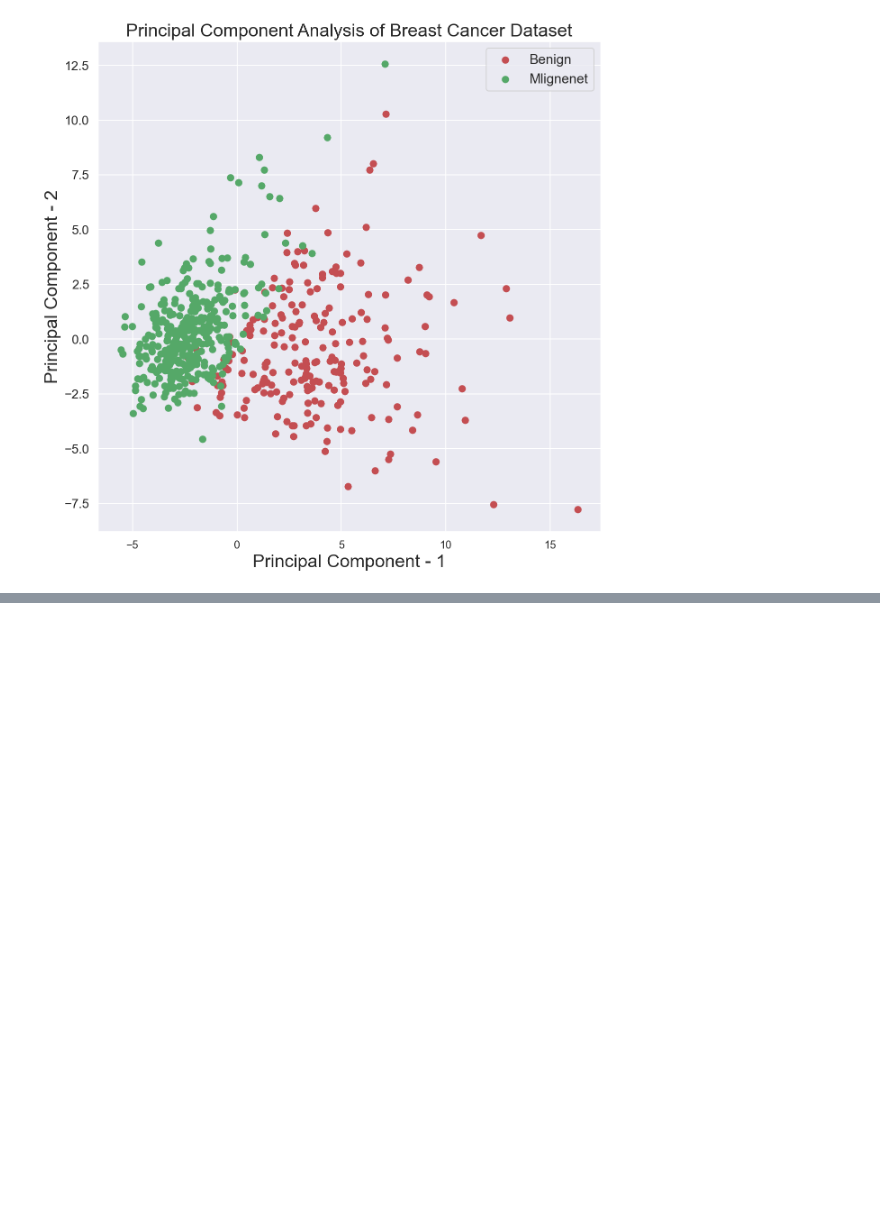
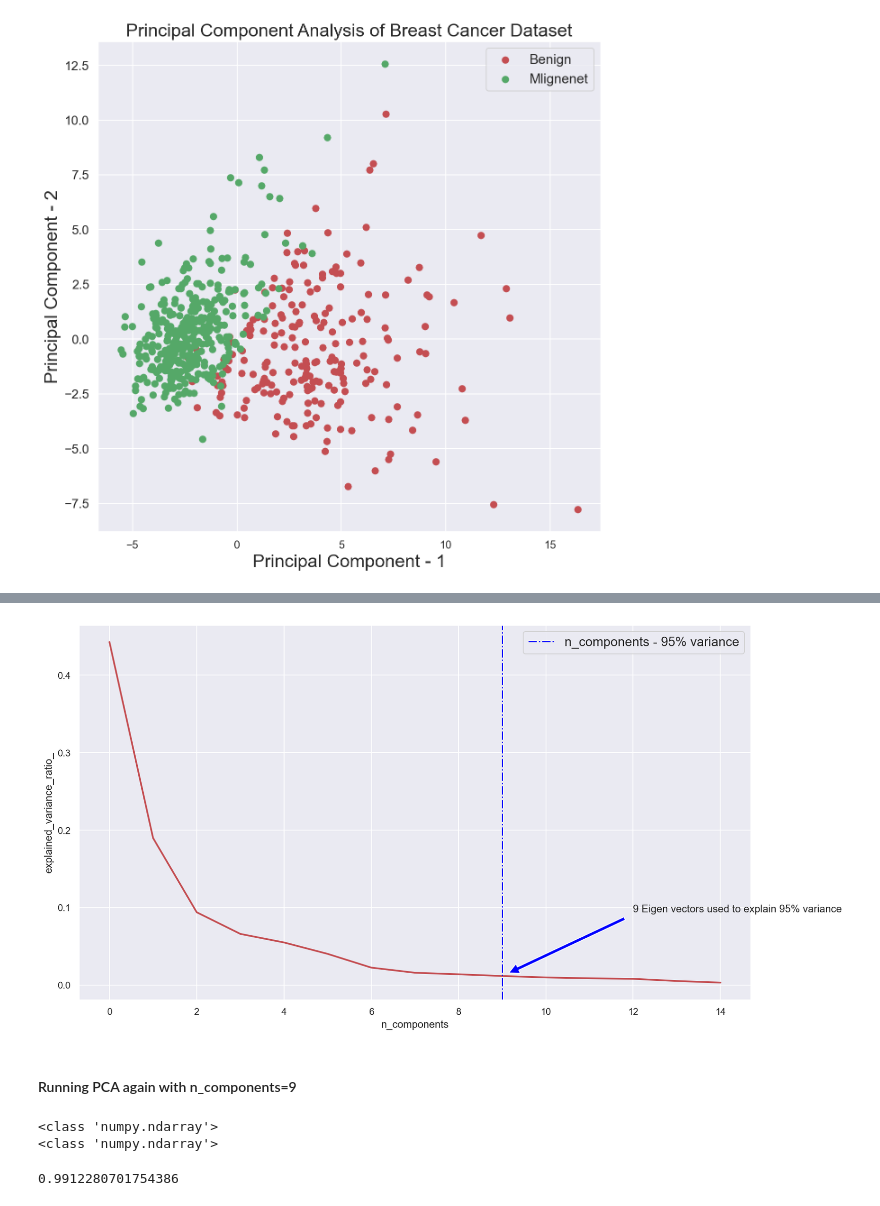
Before and after one commit to saurabhsatasia/GitHub_Strive, a Jupyter notebook: Week 7/d3_pca/03_Breast_Cancer_PCA.ipynb, the cells around one changed output, grey strips where cells are left out. Saved outputs shown, nothing was run; the diff lists cells and outputs as text; code cells hidden in the pictures; blank space fills up the shorter version.

```diff
--- a/Week 7/d3_pca/03_Breast_Cancer_PCA.ipynb
+++ b/Week 7/d3_pca/03_Breast_Cancer_PCA.ipynb
@@ -205,0 +401,49 @@ plt.legend(['Benign', "Mlignenet"],prop={'size': 15})
+# %%
+# Plotting the data
+plt.figure(figsize=(14,8))
+plt.plot(pca.explained_variance_ratio_, linewidth=2, c='r')
+plt.xlabel('n_components')
+plt.ylabel('explained_variance_ratio_')
+# plotting a line with 95% eigen vector
+plt.axvline(9, linestyle='-.', label='n_components - 95% variance',c='blue')
+plt.legend(prop=dict(size=15))
+
+plt.annotate("9 Eigen vectors used to explain 95% variance",
+             xy=(9, pca.explained_variance_ratio_[9]),
+            xytext=(12, pca.explained_variance_ratio_[2]),
+             arrowprops=dict(facecolor='blue', shrink=0.05))
+plt.show()
+# %% [output]
+[figure, added]
+# %% [markdown]
+#### Running PCA again with n_components=9
+# %%
+X = df.drop(['target', 'class'], axis=1)
+y= df.target
+
+from sklearn.preprocessing import StandardScaler
+scalar = StandardScaler()
+X_scaled = scalar.fit_transform(X)
+# print(X_scaled)
+print(type(X_scaled))
+
+from sklearn.decomposition import PCA
+from sklearn.discriminant_analysis import LinearDiscriminantAnalysis
+
+pca = PCA(n_components=2, random_state=42)
+X_pca = pca.fit_transform(X_scaled)
+print(type(X_pca))
+
+# applying train_test_split
+X_train,X_test, y_train,y_test=train_test_split(X_pca, y, test_size=0.20, random_state=42)
+
+# Applying LogisticRegression
+log_reg = LogisticRegression()
+lg_model = log_reg.fit(X_train, y_train)
+y_pred = lg_model.predict(X_test)
+y_pred_prob = lg_model.predict_proba(X_test)
+lg_model.score(X_test, y_test)
+# %% [output]
+<class 'numpy.ndarray'>
+<class 'numpy.ndarray'>
+0.9912280701754386
```
Also changed, not shown: parts of 18 cells of this notebook.
